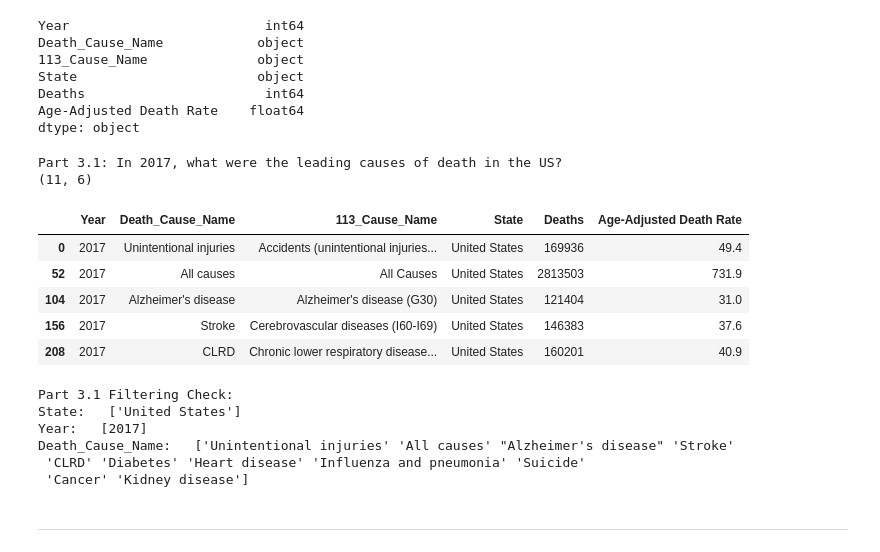
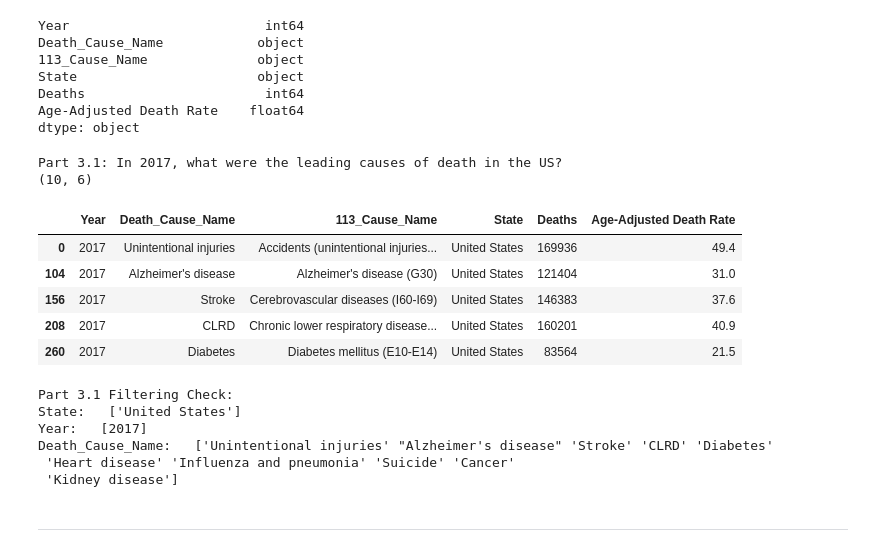
Before and after one commit to brownieboi3128/CIS_340, a Jupyter notebook: 3/3.4/exercise/Ex3.4_Filtering.ipynb, the cells around one changed output. Cells and saved outputs as stored; diff of their text form; code cells hidden in the pictures.

```diff
--- a/3/3.4/exercise/Ex3.4_Filtering.ipynb
+++ b/3/3.4/exercise/Ex3.4_Filtering.ipynb
@@ -207,20 +207,20 @@ dtype: object
 # %%
 # 3. In 2017, what were the leading causes of death in the United States? Use the query() method to filter the data
 #  and display the shape of the resulting DataFrame.
 print('Part 3.1: In 2017, what were the leading causes of death in the US?')
 
-df_Q3 = df.query('Year == 2017 and State == "United States"')
+df_Q3 = df.query('Year == 2017 and State == "United States" and Death_Cause_Name != "All causes"')
 print(df_Q3.shape)
 df_Q3.head()
 # %% [output]
 Part 3.1: In 2017, what were the leading causes of death in the US?
-(11, 6)
+(10, 6)
 |  | Year | Death_Cause_Name | 113_Cause_Name | State | Deaths | Age-Adjusted Death Rate |
 | 0 | 2017 | Unintentional injuries | Accidents (unintentional injuries... | United States | 169936 | 49.4 |
-| 52 | 2017 | All causes | All Causes | United States | 2813503 | 731.9 |
 | 104 | 2017 | Alzheimer's disease | Alzheimer's disease (G30) | United States | 121404 | 31.0 |
 | 156 | 2017 | Stroke | Cerebrovascular diseases (I60-I69) | United States | 146383 | 37.6 |
 | 208 | 2017 | CLRD | Chronic lower respiratory disease... | United States | 160201 | 40.9 |
+| 260 | 2017 | Diabetes | Diabetes mellitus (E10-E14) | United States | 83564 | 21.5 |
 # %%
 # 4. Use unique() the check your filter results
 print("Part 3.1 Filtering Check:    ")
@@ -232,9 +232,9 @@ print("Death_Cause_Name:  ", df_Q3['Death_Cause_Name'].unique())
 Part 3.1 Filtering Check:
 State:   ['United States']
 Year:   [2017]
-Death_Cause_Name:   ['Unintentional injuries' 'All causes' "Alzheimer's disease" 'Stroke'
- 'CLRD' 'Diabetes' 'Heart disease' 'Influenza and pneumonia' 'Suicide'
- 'Cancer' 'Kidney disease']
+Death_Cause_Name:   ['Unintentional injuries' "Alzheimer's disease" 'Stroke' 'CLRD' 'Diabetes'
+ 'Heart disease' 'Influenza and pneumonia' 'Suicide' 'Cancer'
+ 'Kidney disease']
 # %% [markdown]
 ---
 # %% [markdown]
```
Also changed, not shown: parts of 2 cells of this notebook, 7 other files.
